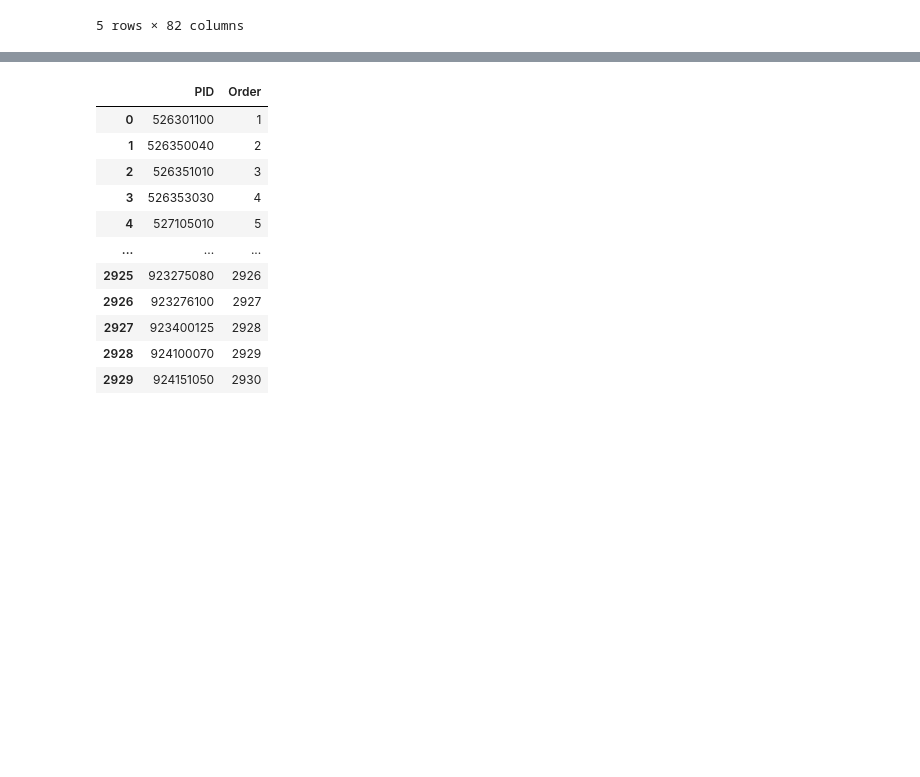
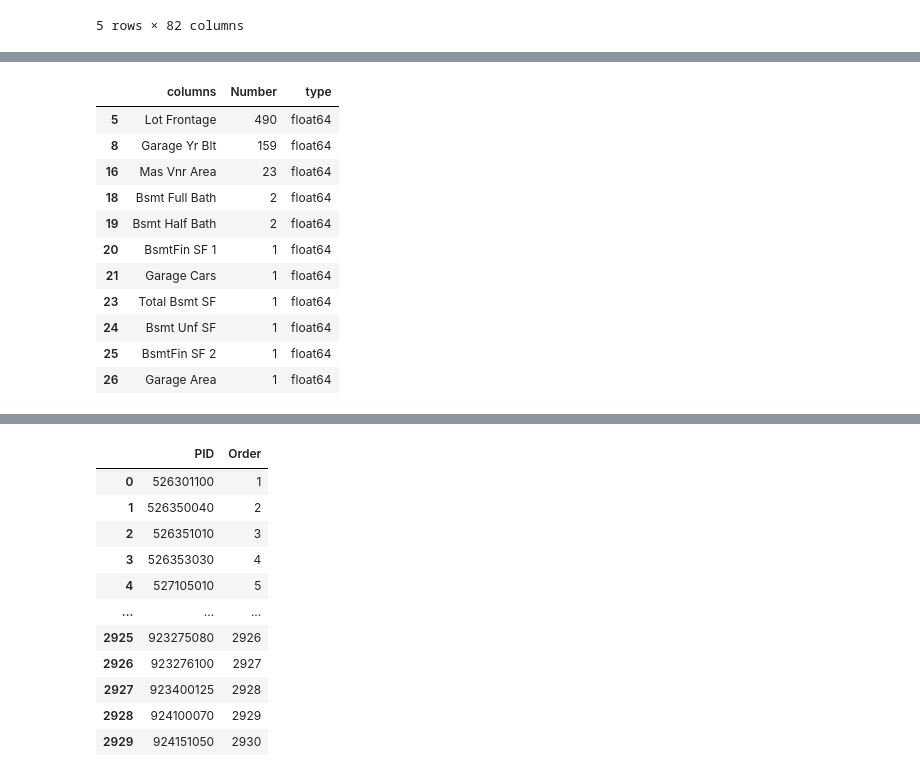
Before and after one commit to Jeremykibiru/Advanced-ML, a Jupyter notebook: project.ipynb, the cells around one changed output, grey strips where cells are left out. Saved outputs shown, nothing was run; the diff lists cells and outputs as text; code cells hidden in the pictures; blank space fills up the shorter version.

```diff
--- a/project.ipynb
+++ b/project.ipynb
@@ -40,0 +60,16 @@ missing
+# %%
+numerical_vals = missing_df[missing_df["type"]=="float64"]
+numerical_vals
+# %% [output]
+|  | columns | Number | type |
+| 5 | Lot Frontage | 490 | float64 |
+| 8 | Garage Yr Blt | 159 | float64 |
+| 16 | Mas Vnr Area | 23 | float64 |
+| 18 | Bsmt Full Bath | 2 | float64 |
+| 19 | Bsmt Half Bath | 2 | float64 |
+| 20 | BsmtFin SF 1 | 1 | float64 |
+| 21 | Garage Cars | 1 | float64 |
+| 23 | Total Bsmt SF | 1 | float64 |
+| 24 | Bsmt Unf SF | 1 | float64 |
+| 25 | BsmtFin SF 2 | 1 | float64 |
+| 26 | Garage Area | 1 | float64 |
```
Also changed, not shown: parts of 15 cells of this notebook.
